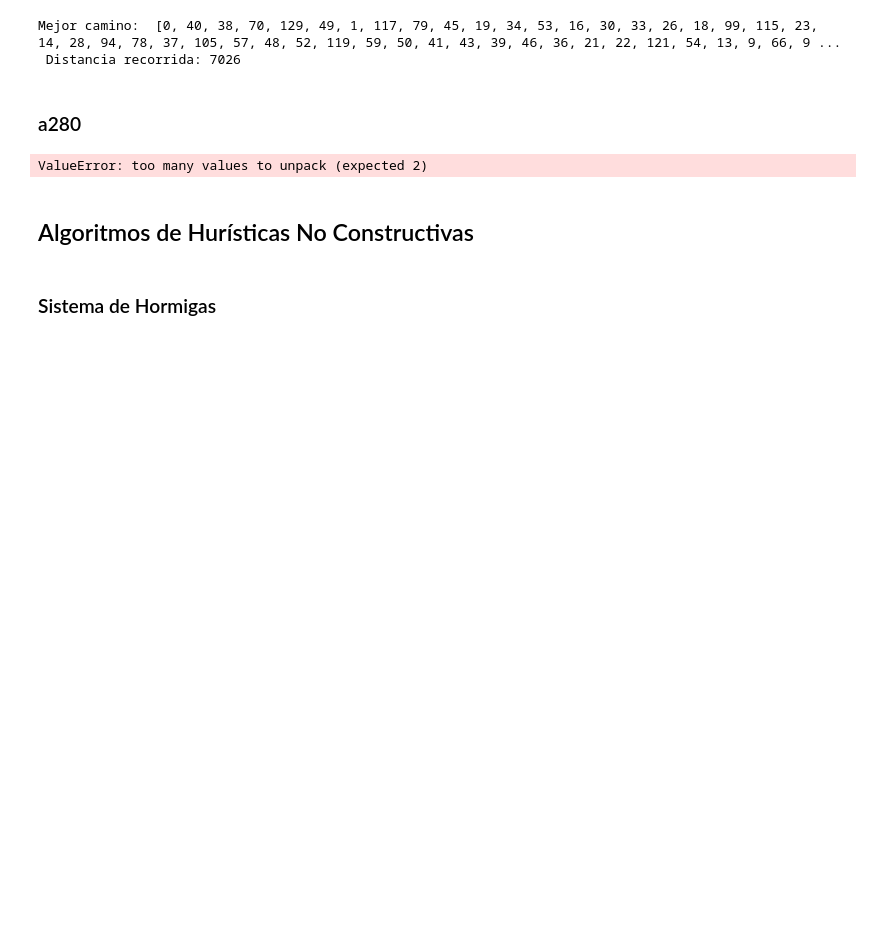
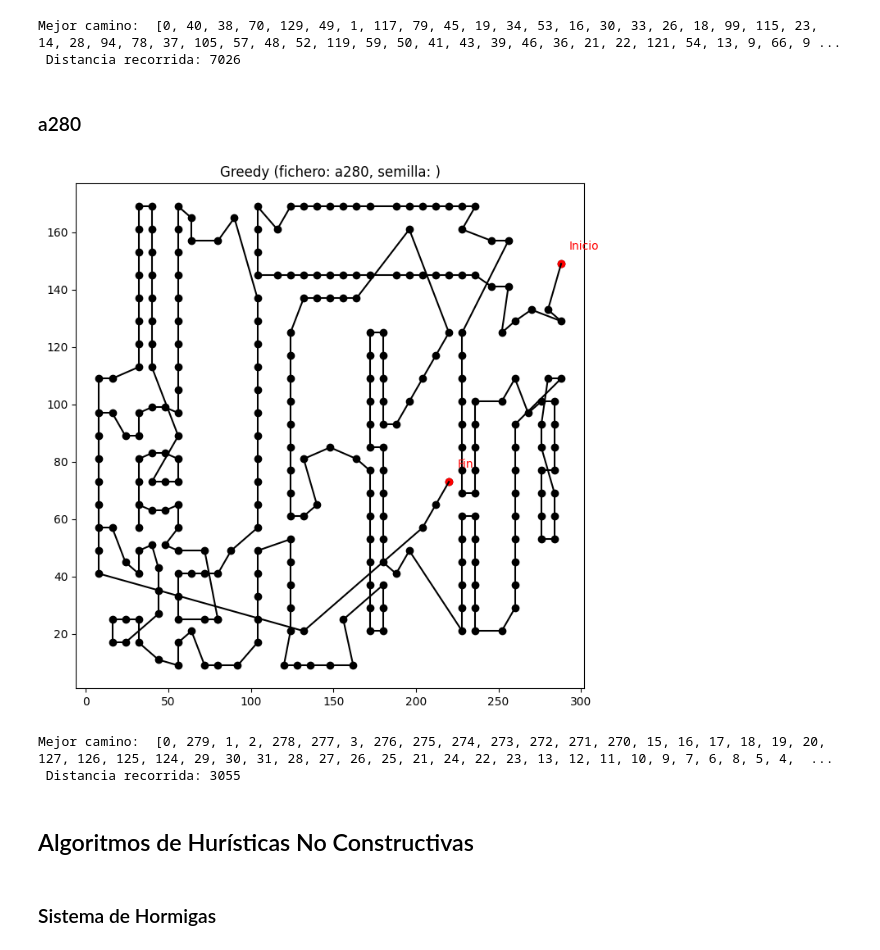
Before and after one commit to GrunCrow/Optimization_Solar_Plant, a Jupyter notebook: 4_Ant_Colony/4_ant_colony.ipynb, the cells around one changed output. Saved outputs shown, nothing was run; the diff lists cells and outputs as text; code cells hidden in the pictures; blank space fills up the shorter version.

```diff
--- a/4_Ant_Colony/4_ant_colony.ipynb
+++ b/4_Ant_Colony/4_ant_colony.ipynb
@@ -256,15 +256,17 @@ Mejor camino:  [0, 40, 38, 70, 129, 49, 1, 117, 79, 45, 19, 34, 53, 16, 30, 33,
 # %%
 fichero_name = "a280"
 fichero = 'tsp/' + fichero_name + '.tsp'
 datos_ciudades = cargar_datos(fichero)
 distancias = calcular_distancias(datos_ciudades)
-path, coste_greedy_a280 = greedy(datos_ciudades, distancias)
+path, coste_greedy_a280, _, _ = greedy(datos_ciudades, distancias)
 
 representar_mapa(datos_ciudades, path, greedy_name, fichero_name)
 
 print("Mejor camino: ", path, "\n", "Distancia recorrida:", coste_greedy_a280)
 # %% [output]
+[figure, added]
-ValueError: too many values to unpack (expected 2)
+Mejor camino:  [0, 279, 1, 2, 278, 277, 3, 276, 275, 274, 273, 272, 271, 270, 15, 16, 17, 18, 19, 20, 127, 126, 125, 124, 29, 30, 31, 28, 27, 26, 25, 21, 24, 22, 23, 13, 12, 11, 10, 9, 7, 6, 8, 5, 4,  ...
+ Distancia recorrida: 3055
 # %% [markdown]
 ## Algoritmos de Hurísticas No Constructivas
 # %% [markdown]
```
Also changed, not shown: parts of 5 cells of this notebook, 8 other files.
